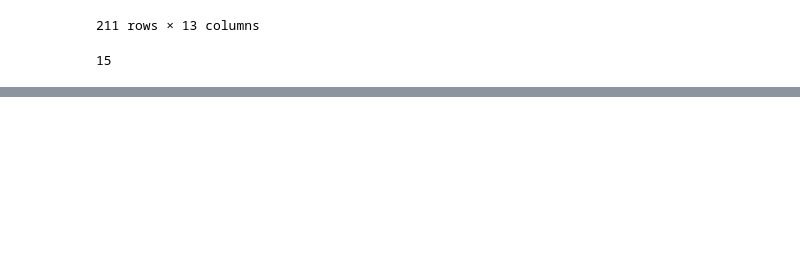
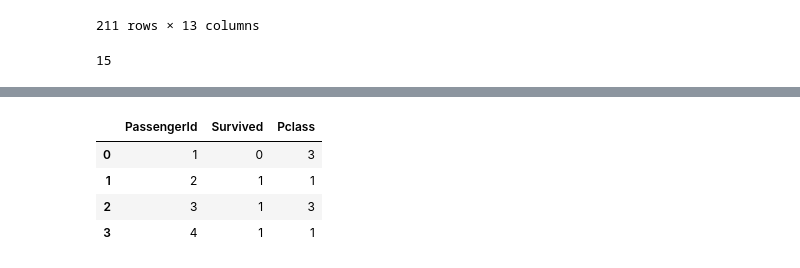
Before and after one commit to Gatsby2997/Pandas-Practice, a Jupyter notebook: Pandas_Advance_1.ipynb, the cells around one changed output, grey strips where cells are left out. Cells and saved outputs as stored; diff of their text form; code cells hidden in the pictures; blank space fills up the shorter version.

```diff
--- a/Pandas_Advance_1.ipynb
+++ b/Pandas_Advance_1.ipynb
@@ -283,0 +300,8 @@ len(df[df['Fare'] == 0])
+# %%
+df.iloc[0:4,[0,1,2]]
+# %% [output]
+|  | PassengerId | Survived | Pclass |
+| 0 | 1 | 0 | 3 |
+| 1 | 2 | 1 | 1 |
+| 2 | 3 | 1 | 3 |
+| 3 | 4 | 1 | 1 |
```
Also changed, not shown: parts of 2 cells of this notebook.
